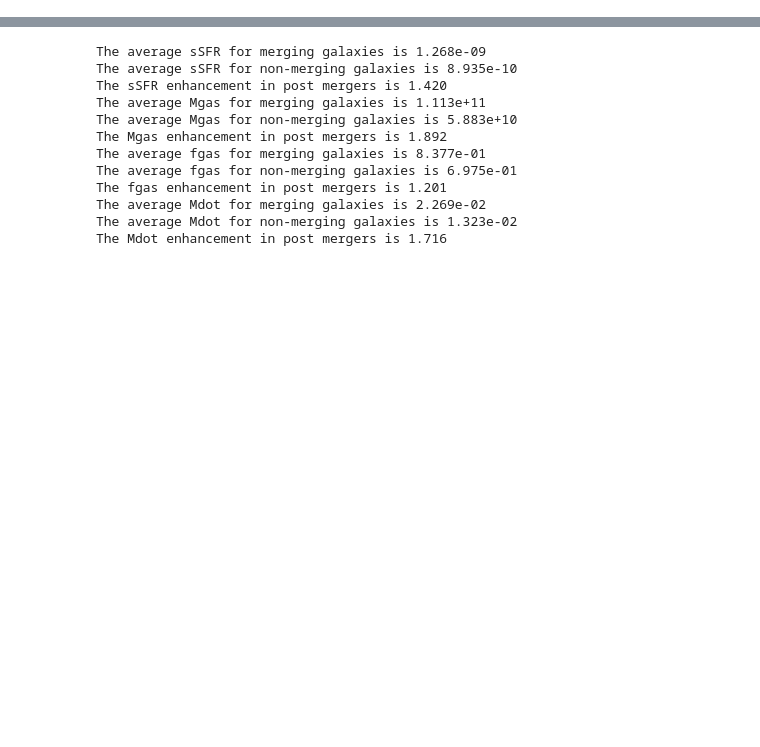
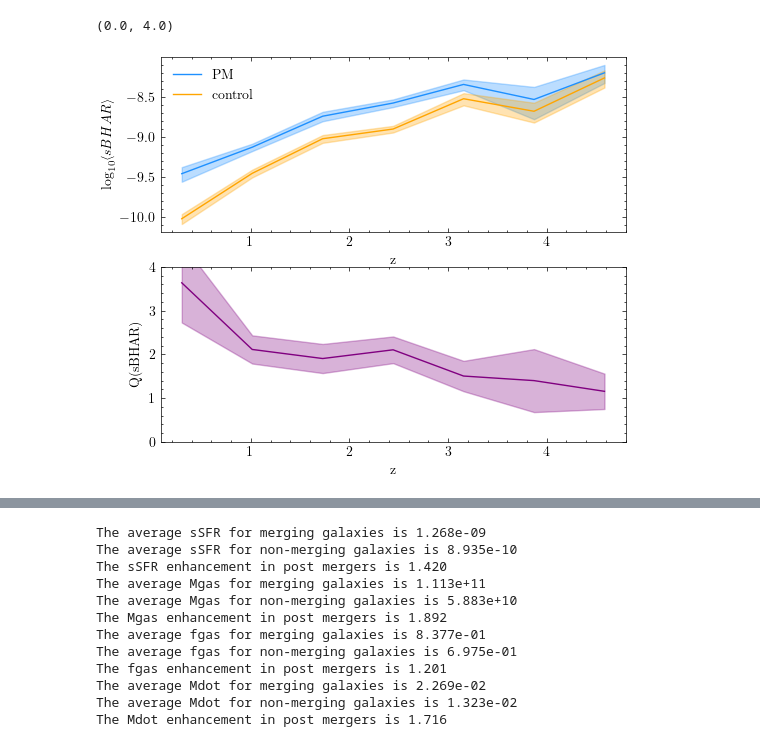
Before and after one commit to pranav-satheesh/host_galaxies, a Jupyter notebook: notebooks/control_samples_analysis.ipynb, the cells around one changed output, grey strips where cells are left out. Saved outputs shown, nothing was run; the diff lists cells and outputs as text; code cells hidden in the pictures; blank space fills up the shorter version.

```diff
--- a/notebooks/control_samples_analysis.ipynb
+++ b/notebooks/control_samples_analysis.ipynb
@@ -32,0 +196,56 @@ pop['merging_population'].keys()
+# %%
+z_min = 0
+z_max = 5
+z_binsize = 0.6
+
+Nbins_z = int((z_max - z_min) / z_binsize)
+z_bins = np.linspace(z_min, z_max, Nbins_z)
+
+avg_sBHAR_control = []
+std_sBHAR_control = []
+
+avg_sBHAR_merger = []
+std_sBHAR_merger = []
+
+# Loop through redshift bins
+for i in range(len(z_bins) - 1):
+    # Create masks for merging and control populations within each redshift bin
+    merger_z_mask = (z_merging_pop > z_bins[i]) & (z_merging_pop < z_bins[i + 1])
+    control_z_mask = (z_control_pop > z_bins[i]) & (z_control_pop < z_bins[i + 1])
+
+    sBHAR_merging_pop_filtered = sBHAR_merging_pop[merger_z_mask]
+    sBHAR_control_pop_filtered = sBHAR_control_pop[control_z_mask]
+
+    avg_sBHAR_merger.append(np.mean(sBHAR_merging_pop_filtered))
+    std_sBHAR_merger.append(np.std(sBHAR_merging_pop_filtered) / np.sqrt(len(sBHAR_merging_pop_filtered)))
+
+    avg_sBHAR_control.append(np.mean(sBHAR_control_pop_filtered))
+    std_sBHAR_control.append(np.std(sBHAR_control_pop_filtered) / np.sqrt(len(sBHAR_control_pop_filtered)))
+
+avg_sBHAR_merger = np.array(avg_sBHAR_merger)
+std_sBHAR_merger = np.array(std_sBHAR_merger)
+
+avg_sBHAR_control = np.array(avg_sBHAR_control)
+std_sBHAR_control = np.array(std_sBHAR_control)
+
+Q_sBHAR = avg_sBHAR_merger / avg_sBHAR_control
+Q_sBHAR_SE = Q_sBHAR * np.sqrt((std_sBHAR_merger / avg_sBHAR_merger) ** 2 + (std_sBHAR_control / avg_sBHAR_control) ** 2)
+
+# Plot the results
+fig, ax = plt.subplots(2, 1, figsize=(6, 5))
+ax[0].plot(z_bins[:-1] + z_binsize / 2, np.log10(avg_sBHAR_merger[avg_sBHAR_merger > 0]), label='PM', color="dodgerblue")
+ax[0].fill_between(z_bins[:-1] + z_binsize / 2, np.log10(avg_sBHAR_merger - std_sBHAR_merger), np.log10(avg_sBHAR_merger + std_sBHAR_merger), alpha=0.3, color='dodgerblue')
+ax[0].plot(z_bins[:-1] + z_binsize / 2, np.log10(avg_sBHAR_control[avg_sBHAR_control > 0]), label='control', color='orange')
+ax[0].fill_between(z_bins[:-1] + z_binsize / 2, np.log10(avg_sBHAR_control - std_sBHAR_control), np.log10(avg_sBHAR_control + std_sBHAR_control), alpha=0.3, color='orange')
+ax[0].legend()
+ax[0].set_xlabel('z')
+ax[0].set_ylabel(r'$\log_{10}\langle sBHAR \rangle$')
+
+ax[1].plot(z_bins[:-1] + z_binsize / 2, Q_sBHAR, color='purple')
+ax[1].fill_between(z_bins[:-1] + z_binsize / 2, Q_sBHAR - Q_sBHAR_SE, Q_sBHAR + Q_sBHAR_SE, alpha=0.3, color='purple')
+ax[1].set_xlabel('z')
+ax[1].set_ylabel('Q(sBHAR)')
+ax[1].set_ylim(0, 4)
+# %% [output]
+(0.0, 4.0)
+[figure, added]
```
Also changed, not shown: parts of 16 cells of this notebook, 33 other files.
